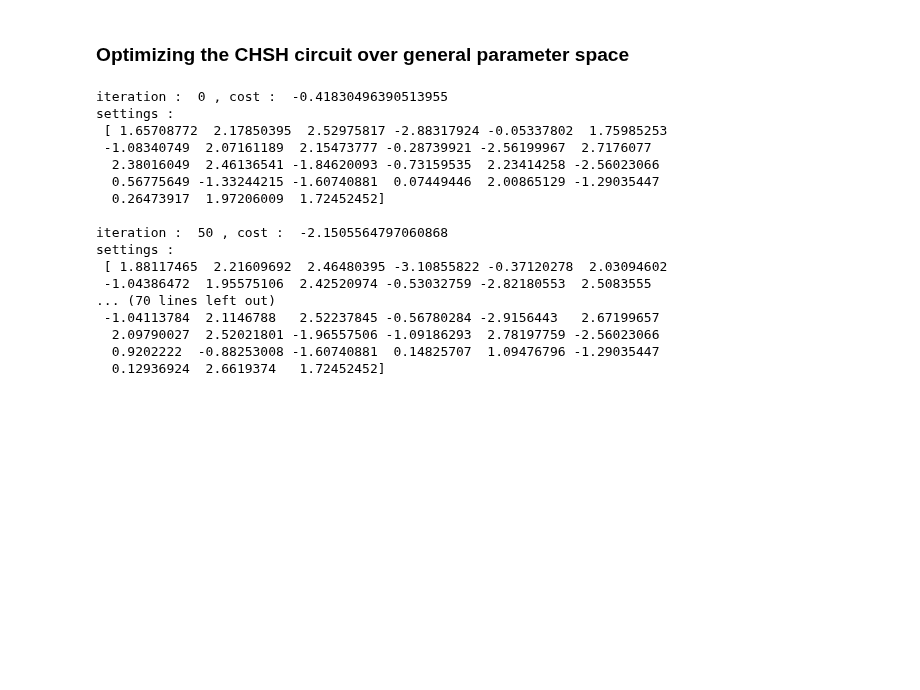
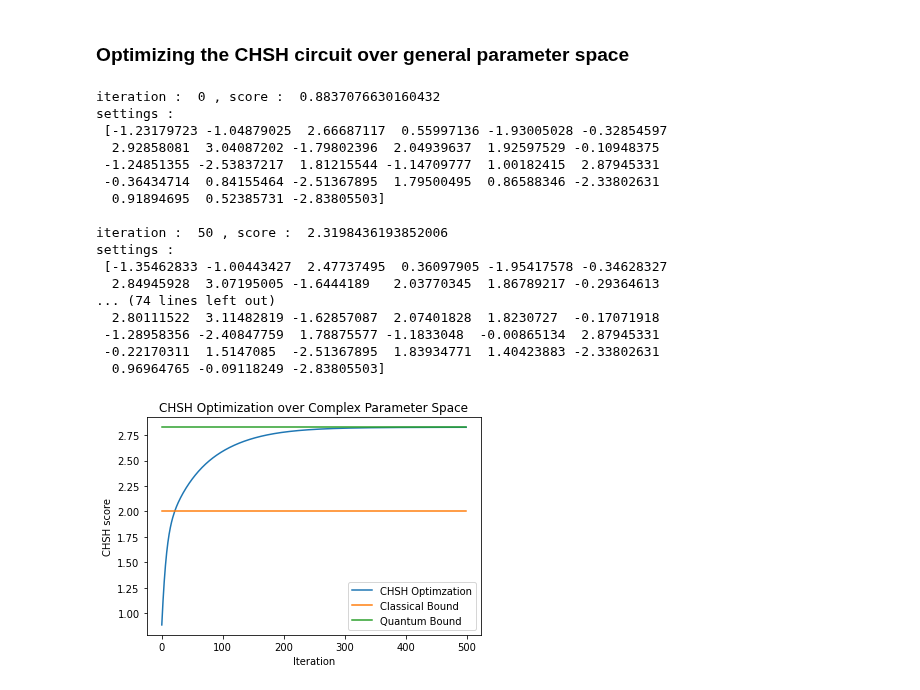
Before and after one commit to ChitambarLab/qNetVO, a Jupyter notebook: notebook/chsh_optimization.ipynb, the cells around one changed output. Drawn from its saved outputs; the diff is of its cells as text; code cells hidden in the pictures; blank space fills up the shorter version.

```diff
--- a/notebook/chsh_optimization.ipynb
+++ b/notebook/chsh_optimization.ipynb
@@ -128,33 +160,48 @@ final settings :  [[-0.57050778  2.27256865]
 # %%
 # optimizing arbitrary unitary circuit
 arbitrary_settings = arbitrary_chsh_rand_settings()
+arb_scores = []
 
 # performing gradient descent
 for i in range(500):
     arbitrary_settings = opt.step(arbitrary_chsh_cost, arbitrary_settings)
+    score = -(arbitrary_chsh_cost(arbitrary_settings))
+    arb_scores.append(score)
 
     if i%50 == 0:
-        print("iteration : ",i, ", cost : ", arbitrary_chsh_cost(arbitrary_settings))
+        print("iteration : ",i, ", score : ", score)
         print("settings :\n", arbitrary_settings, "\n")
 
 # printing final results
-print("final cost : ", arbitrary_chsh_cost(arbitrary_settings),",")
+print("final score : ", score,",")
 print("final settings : ", arbitrary_settings)
 # %% [output]
-iteration :  0 , cost :  -0.41830496390513955
+iteration :  0 , score :  0.8837076630160432
 settings :
- [ 1.65708772  2.17850395  2.52975817 -2.88317924 -0.05337802  1.75985253
- -1.08340749  2.07161189  2.15473777 -0.28739921 -2.56199967  2.7176077
-  2.38016049  2.46136541 -1.84620093 -0.73159535  2.23414258 -2.56023066
-  0.56775649 -1.33244215 -1.60740881  0.07449446  2.00865129 -1.29035447
-  0.26473917  1.97206009  1.72452452]
+ [-1.23179723 -1.04879025  2.66687117  0.55997136 -1.93005028 -0.32854597
+  2.92858081  3.04087202 -1.79802396  2.04939637  1.92597529 -0.10948375
+ -1.24851355 -2.53837217  1.81215544 -1.14709777  1.00182415  2.87945331
+ -0.36434714  0.84155464 -2.51367895  1.79500495  0.86588346 -2.33802631
+  0.91894695  0.52385731 -2.83805503]
 
-iteration :  50 , cost :  -2.1505564797060868
+iteration :  50 , score :  2.3198436193852006
 settings :
- [ 1.88117465  2.21609692  2.46480395 -3.10855822 -0.37120278  2.03094602
- -1.04386472  1.95575106  2.42520974 -0.53032759 -2.82180553  2.5083555
-... (70 lines left out)
- -1.04113784  2.1146788   2.52237845 -0.56780284 -2.9156443   2.67199657
-  2.09790027  2.52021801 -1.96557506 -1.09186293  2.78197759 -2.56023066
-  0.9202222  -0.88253008 -1.60740881  0.14825707  1.09476796 -1.29035447
-  0.12936924  2.6619374   1.72452452]
+ [-1.35462833 -1.00443427  2.47737495  0.36097905 -1.95417578 -0.34628327
+  2.84945928  3.07195005 -1.6444189   2.03770345  1.86789217 -0.29364613
+... (74 lines left out)
+  2.80111522  3.11482819 -1.62857087  2.07401828  1.8230727  -0.17071918
+ -1.28958356 -2.40847759  1.78875577 -1.1833048  -0.00865134  2.87945331
+ -0.22170311  1.5147085  -2.51367895  1.83934771  1.40423883 -2.33802631
+  0.96964765 -0.09118249 -2.83805503]
+# %%
+# Plot the individual observables
+plt.plot(range(500), arb_scores , label = "CHSH Optimzation")
+plt.plot(range(500), [2]*500, label = "Classical Bound")
+plt.plot(range(500), [2*np.sqrt(2)]*500, label = "Quantum Bound")
+plt.title("CHSH Optimization over Complex Parameter Space")
+plt.xlabel("Iteration")
+plt.ylabel("CHSH score")
+plt.legend()
+plt.show()
+# %% [output]
+[figure, added]
```
Also changed, not shown: parts of 3 cells of this notebook, 1 other file.
